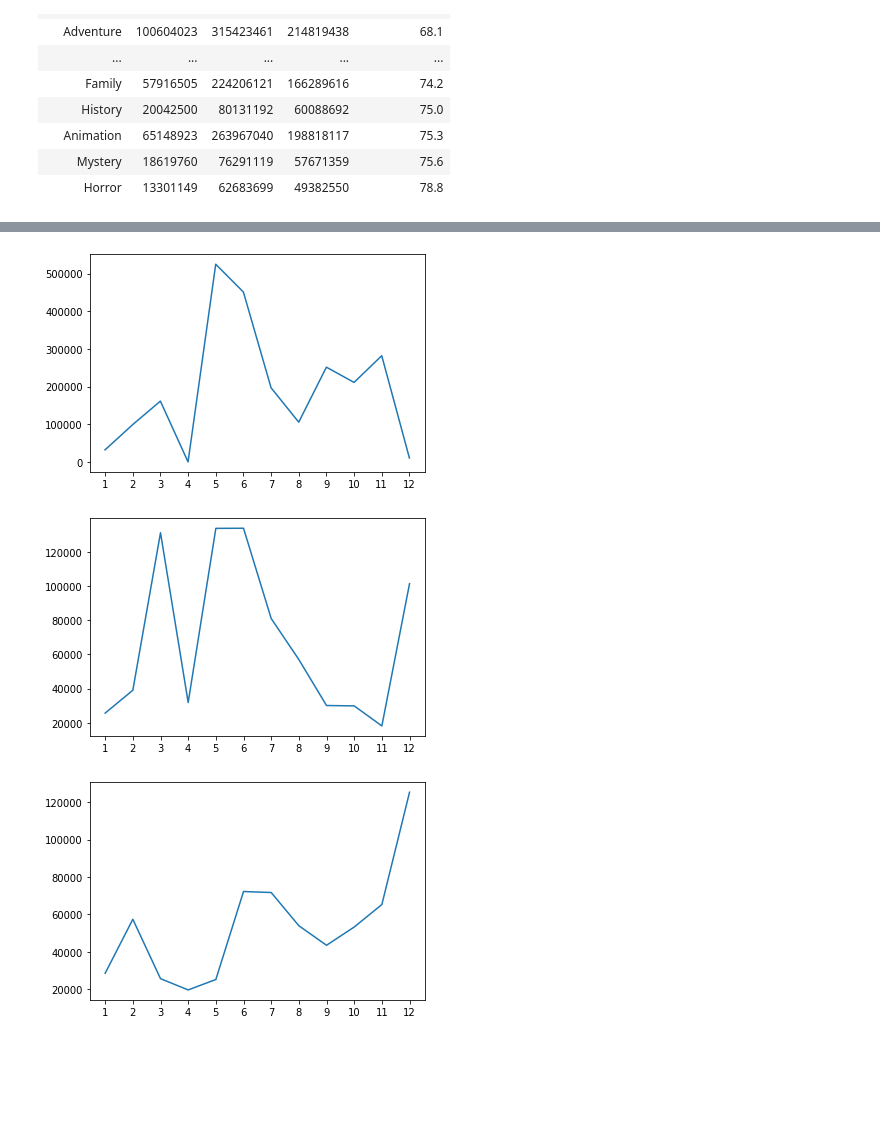
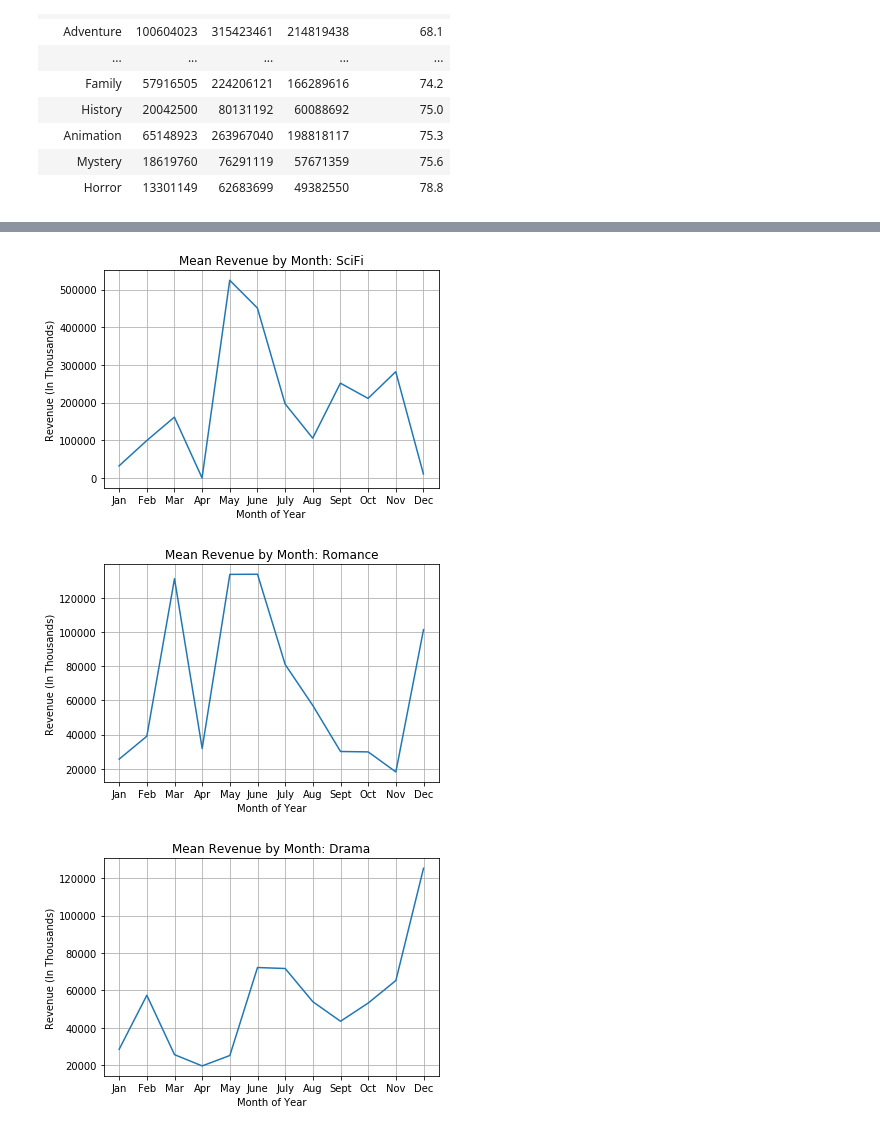
Before and after one commit to Eyes0ftheworld/UCDavis_Project1, a Jupyter notebook: Kevin Genre Movie Analysis by Release Date.ipynb, the cells around one changed output, grey strips where cells are left out. Saved outputs shown, nothing was run; the diff lists cells and outputs as text; code cells hidden in the pictures; blank space fills up the shorter version.

```diff
--- a/Kevin Genre Movie Analysis by Release Date.ipynb
+++ b/Kevin Genre Movie Analysis by Release Date.ipynb
@@ -256,16 +133,22 @@ plt.show()
 # %%
+# Shows SciFi genre mean revenue by month
 SciFi_genre_df = genre_movie_df.loc[genre_movie_df['genre'] == 'Science Fiction']
 SciFi_genre_releaseDate_df = SciFi_genre_df.loc[:,['title','release_date','revenue','profit','profit margin']]
 SciFi_genre_releaseDate_df['release_month'] = pd.DatetimeIndex(SciFi_genre_releaseDate_df['release_date']).month
 SciFi_genre_releaseDate_monthGroup_df = SciFi_genre_releaseDate_df.groupby('release_month').mean()
 revenue_SciFi_genre_releaseDate_monthGroup_df = SciFi_genre_releaseDate_monthGroup_df.loc[:,['revenue']]
 revenue_SciFi_genre_releaseDate_monthGroup_df['revenue_thousands'] = round(revenue_SciFi_genre_releaseDate_monthGroup_df['revenue'] / 1000,2)
 plt.plot(revenue_SciFi_genre_releaseDate_monthGroup_df['revenue_thousands'])
-plt.xticks(revenue_SciFi_genre_releaseDate_monthGroup_df.index)
+plt.xticks(revenue_SciFi_genre_releaseDate_monthGroup_df.index,['Jan','Feb','Mar','Apr','May','June','July','Aug','Sept','Oct','Nov','Dec'])
+plt.title("Mean Revenue by Month: SciFi")
+plt.ylabel("Revenue (In Thousands)")
+plt.xlabel("Month of Year")
+plt.grid()
 plt.show()
 # %% [output]
-[figure, old version]
+[figure, new version]
 # %%
+# Shows Romance genre mean revenue by month
 romance_genre_df = genre_movie_df.loc[genre_movie_df['genre'] == 'Romance']
 romance_genre_releaseDate_df = romance_genre_df.loc[:,['title','release_date','revenue','profit','profit margin']]
 romance_genre_releaseDate_df['release_month'] = pd.DatetimeIndex(romance_genre_releaseDate_df['release_date']).month
@@ -273,11 +156,16 @@ romance_genre_releaseDate_monthGroup_df = romance_genre_releaseDate_df.groupby('
 revenue_romance_genre_releaseDate_monthGroup_df = romance_genre_releaseDate_monthGroup_df.loc[:,['revenue']]
 revenue_romance_genre_releaseDate_monthGroup_df['revenue_thousands'] = round(revenue_romance_genre_releaseDate_monthGroup_df['revenue'] / 1000,2)
 plt.plot(revenue_romance_genre_releaseDate_monthGroup_df['revenue_thousands'])
-plt.xticks(revenue_romance_genre_releaseDate_monthGroup_df.index)
+plt.xticks(revenue_romance_genre_releaseDate_monthGroup_df.index,['Jan','Feb','Mar','Apr','May','June','July','Aug','Sept','Oct','Nov','Dec'])
+plt.title("Mean Revenue by Month: Romance")
+plt.ylabel("Revenue (In Thousands)")
+plt.xlabel("Month of Year")
+plt.grid()
 plt.show()
 # %% [output]
-[figure, old version]
+[figure, new version]
 # %%
+# Shows Drama genre mean revenue by month
 drama_genre_df = genre_movie_df.loc[genre_movie_df['genre'] == 'Drama']
 drama_genre_releaseDate_df = drama_genre_df.loc[:,['title','release_date','revenue','profit','profit margin']]
 drama_genre_releaseDate_df['release_month'] = pd.DatetimeIndex(drama_genre_releaseDate_df['release_date']).month
@@ -285,8 +173,12 @@ drama_genre_releaseDate_monthGroup_df = drama_genre_releaseDate_df.groupby('rele
 revenue_drama_genre_releaseDate_monthGroup_df = drama_genre_releaseDate_monthGroup_df.loc[:,['revenue']]
 revenue_drama_genre_releaseDate_monthGroup_df['revenue_thousands'] = round(revenue_drama_genre_releaseDate_monthGroup_df['revenue'] / 1000,2)
 plt.plot(revenue_drama_genre_releaseDate_monthGroup_df['revenue_thousands'])
-plt.xticks(revenue_drama_genre_releaseDate_monthGroup_df.index)
+plt.xticks(revenue_drama_genre_releaseDate_monthGroup_df.index,['Jan','Feb','Mar','Apr','May','June','July','Aug','Sept','Oct','Nov','Dec'])
+plt.title("Mean Revenue by Month: Drama")
+plt.ylabel("Revenue (In Thousands)")
+plt.xlabel("Month of Year")
+plt.grid()
 plt.show()
 # %% [output]
-[figure, old version]
+[figure, new version]
 # %%
```
Also changed, not shown: parts of 18 cells of this notebook.
